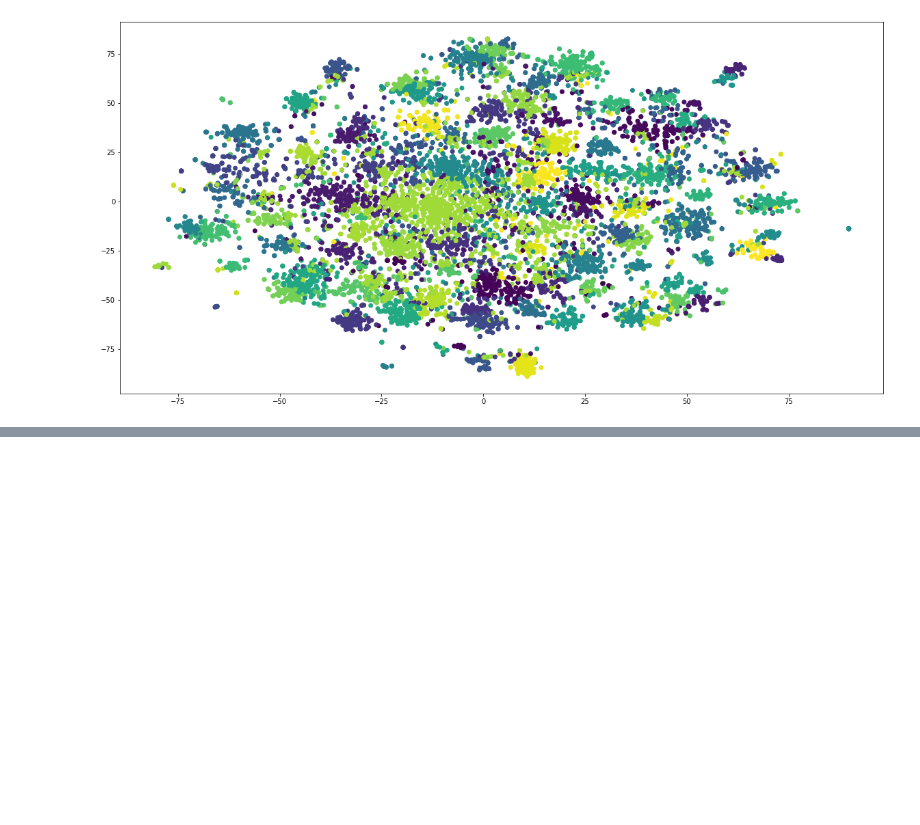
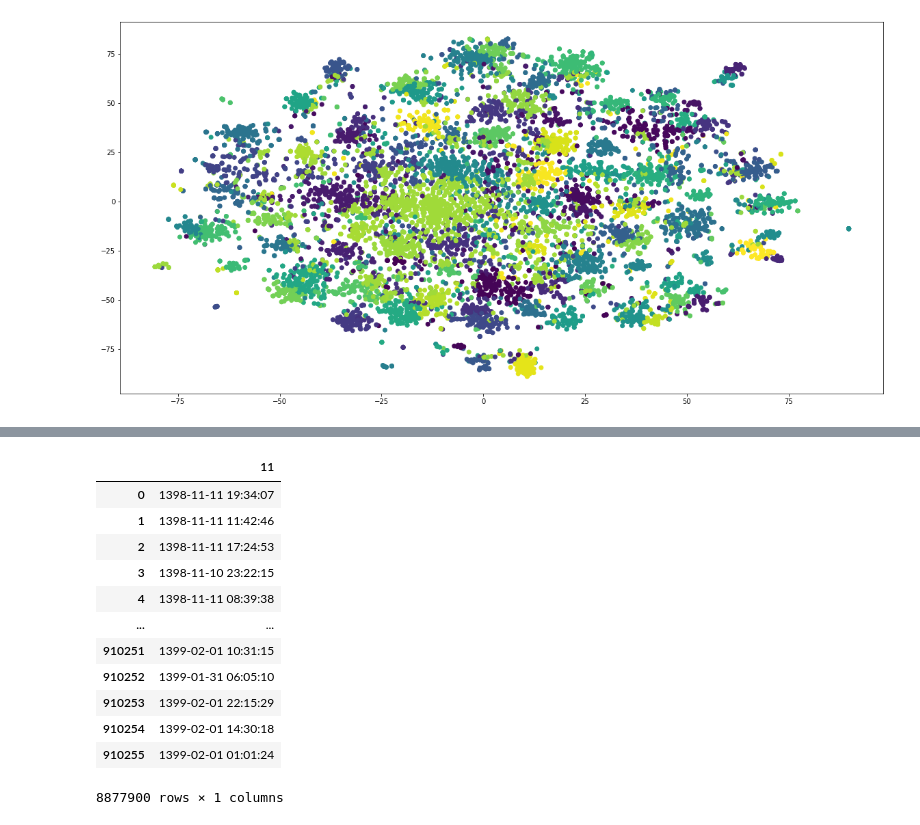
Before and after one commit to sajjadGG/CovidSocial2020, a Jupyter notebook: AllTogether.ipynb, the cells around one changed output, grey strips where cells are left out. Drawn from its saved outputs; the diff is of its cells as text; code cells hidden in the pictures; blank space fills up the shorter version.

```diff
--- a/AllTogether.ipynb
+++ b/AllTogether.ipynb
@@ -304,0 +311,5 @@ plt.show()
+# %%
+dfnumber = 1
+path = "../Data/Processed/Fulldocumentword{}.csv".format(dfnumber )
+df = pd.read_csv(path, header=None , usecols=[11])
+df.head()
@@ -304,0 +323,20 @@ plt.show()
+# %%
+for dfnumber in range(2,10):
+    path = "../Data/Processed/Fulldocumentword{}.csv".format(dfnumber )
+    df= pd.concat([df , pd.read_csv(path, header=None , usecols=[11])])
+# %%
+df
+# %% [output]
+|  | 11 |
+| 0 | 1398-11-11 19:34:07 |
+| 1 | 1398-11-11 11:42:46 |
+| 2 | 1398-11-11 17:24:53 |
+| 3 | 1398-11-10 23:22:15 |
+| 4 | 1398-11-11 08:39:38 |
+| ... | ... |
+| 910251 | 1399-02-01 10:31:15 |
+| 910252 | 1399-01-31 06:05:10 |
+| 910253 | 1399-02-01 22:15:29 |
+| 910254 | 1399-02-01 14:30:18 |
+| 910255 | 1399-02-01 01:01:24 |
+8877900 rows × 1 columns
```
Also changed, not shown: parts of 24 cells of this notebook.
